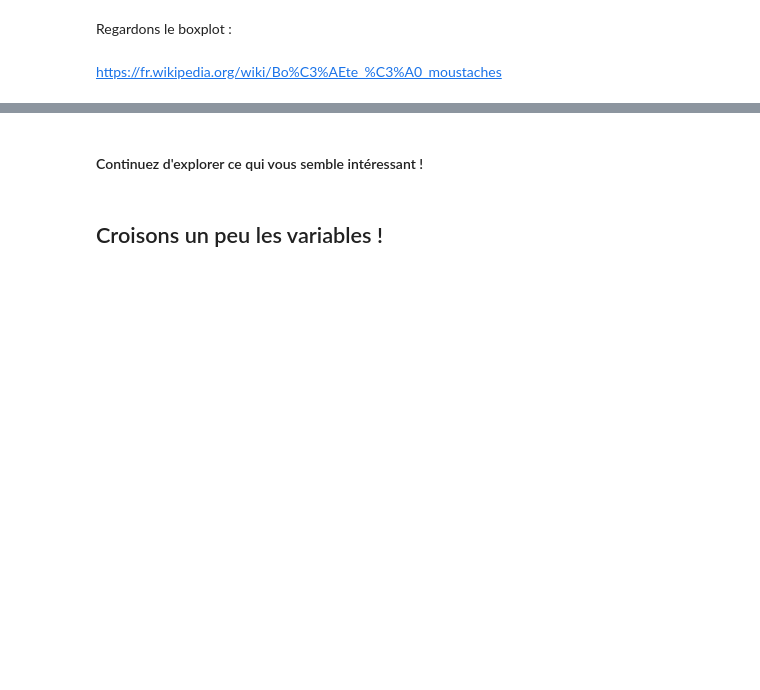
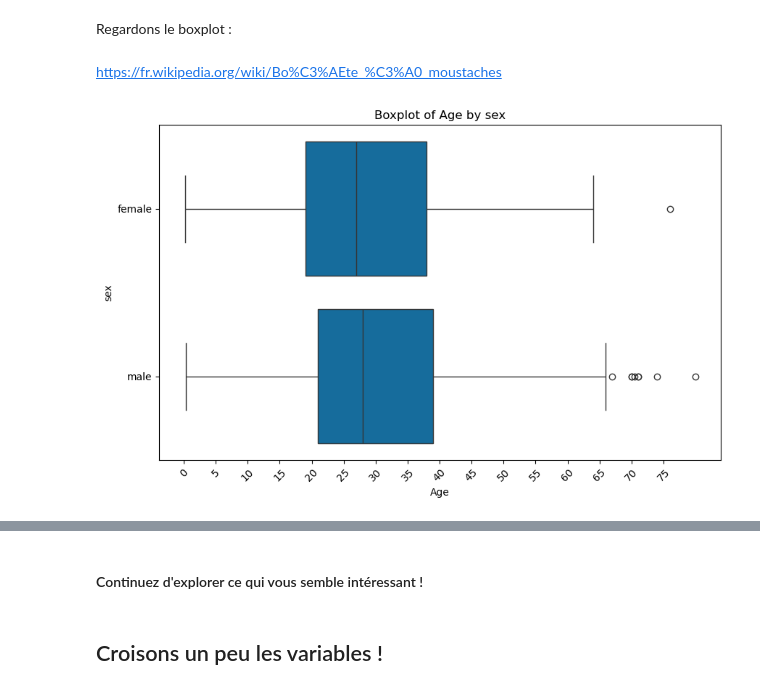
Before and after one commit to PoncetRonan/Stats, a Jupyter notebook: hypothèse/Tests d_hypothèses.ipynb, the cells around one changed output, grey strips where cells are left out. Cells and saved outputs as stored; diff of their text form; code cells hidden in the pictures; blank space fills up the shorter version.

```diff
--- a/hypothèse/Tests d_hypothèses.ipynb
+++ b/hypothèse/Tests d_hypothèses.ipynb
@@ -387,5 +472,18 @@ Regardons un diagramme en barre des effectifs / histogramme
 Regardons le boxplot :
 # %% [markdown]
 https://fr.wikipedia.org/wiki/Bo%C3%AEte_%C3%A0_moustaches
+# %%
+# Réalisation d'un boxplot pour visualiser la distribution des âges
+
+plt.figure(figsize=(10, 6))
+sns.boxplot(x='age', y='sex', data=titanic_data)
+plt.title('Boxplot of Age by sex')
+plt.xlabel('Age')
+plt.ylabel('sex')
+plt.xticks(range(0,int(titanic_data.age.max()),5),rotation=45)
+
+plt.show()
+# %% [output]
+[figure, added]
 # %%
 # Réalisation d'un boxplot pour visualiser la distribution des âges
```
Also changed, not shown: parts of 114 cells of this notebook, 3 other files.
